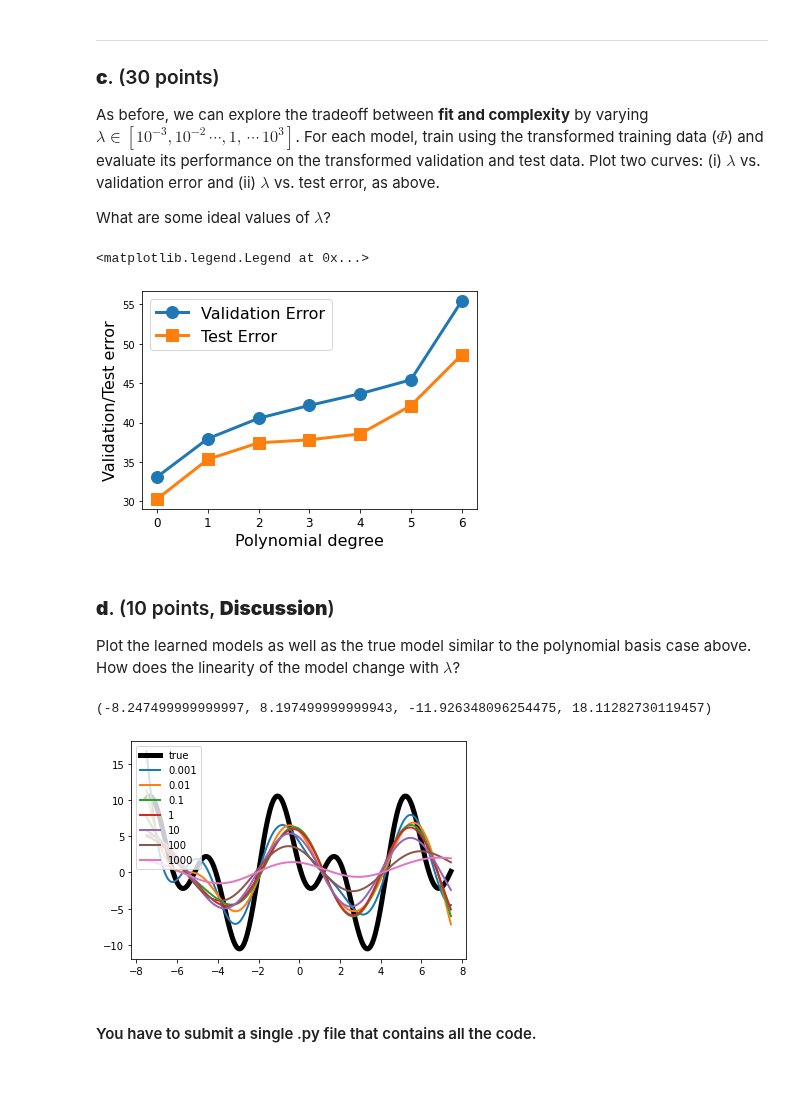
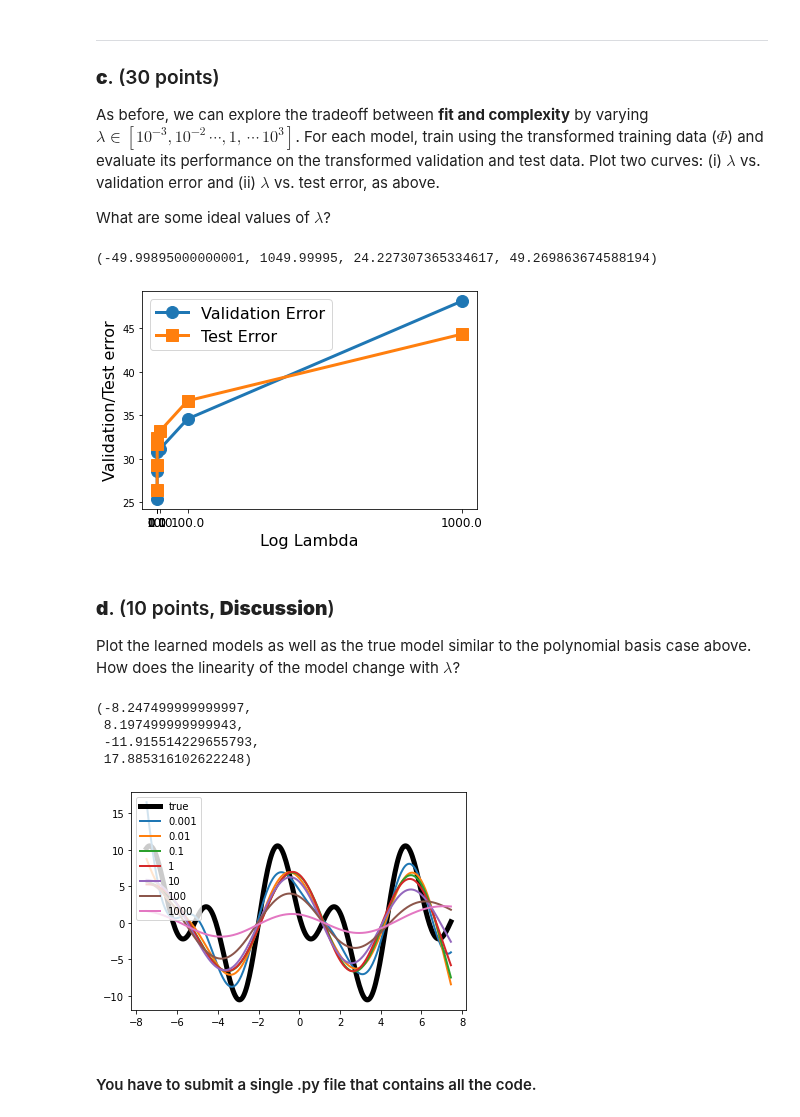
Before and after one commit to thetathya/ML-Assignment, a Jupyter notebook: Assignment_1.ipynb, the cells around one changed output. Drawn from its saved outputs; the diff is of its cells as text; code cells hidden in the pictures; blank space fills up the shorter version.

```diff
--- a/Assignment_1.ipynb
+++ b/Assignment_1.ipynb
@@ -96,7 +96,7 @@ Complete the Python function below that takes univariate data as input and compu
 # X float(n, ): univariate data
 # d int: degree of polynomial
 def polynomial_transform(X, d):
-    Phi = np.vander(X,d)
+    Phi = np.vander(X,d, increasing=True)
     return Phi
 # Phi = polynomial_transform(X, 3)
 # print(Phi)
@@ -249,49 +249,33 @@ As before, we can explore the tradeoff between **fit and complexity** by varying
 What are some ideal values of $\lambda$?
 # %%
 lam = [0.001, 0.01,0.1,1,10,100,1000]
-
-
 
 w = {}               # Dictionary to store all the trained models
 validationErr = {}   # Validation error of the models
 testErr = {}         # Test error of all the models
 
 for i in range(len(lam)):  # Iterate over polynomial degree
     Phi_trn = radial_basis_transform(X_trn, X_trn, gamma=0.1)                 # Transform training data into d dimensions
     w[i] = train_ridge_model(Phi_trn, y_trn, lam[i])                       # Learn model on training data
 #     print(w[i].shape)
     Phi_val = radial_basis_transform(X_val, X_trn, gamma=0.1)                 # Transform validation data into d dimensions
-    validationErr[i] = evaluate_model(Phi_val, y_val, w[i])  # Evaluate model on validation data
+    validationErr[lam[i]] = evaluate_model(Phi_val, y_val, w[i])  # Evaluate model on validation data
 
     Phi_tst = radial_basis_transform(X_tst, X_trn, gamma=0.1)          # Transform test data into d dimensions
-    testErr[i] = evaluate_model(Phi_tst, y_tst, w[i])  # Evaluate model on test data
+    testErr[lam[i]] = evaluate_model(Phi_tst, y_tst, w[i])  # Evaluate model on test data
 
 # Plot all the models
 plt.figure()
 plt.plot(validationErr.keys(), validationErr.values(), marker='o', linewidth=3, markersize=12)
 plt.plot(testErr.keys(), testErr.values(), marker='s', linewidth=3, markersize=12)
-plt.xlabel('Polynomial degree', fontsize=16)
+plt.xlabel('Log Lambda', fontsize=16)
 plt.ylabel('Validation/Test error', fontsize=16)
 plt.xticks(list(validationErr.keys()), fontsize=12)
 plt.legend(['Validation Error', 'Test Error'], fontsize=16)
-# plt.axis()
-
-# tot = 0
-# for i in range(Phi.shape[0]):
-#     for j in range(Phi.shape[0]):
-#         c =((y[i]) - (w[j]*Phi[i][j]))**2
-#         tot = tot + c
-# tot_w = 0
-# for i in range(w.shape[0]):
-#     tot_w = tot_w + (w[i]**2)
-# lam_ans = []
-# for i in range(len(lam)):
-#     lam_ans.append(((lam[i]/2)* tot_w)+tot)
-
-# print(lam_ans)
+plt.axis()
 # %% [output]
-<matplotlib.legend.Legend at 0x...>
+(-49.99895000000001, 1049.99995, 24.227307365334617, 49.269863674588194)
-[figure, old version]
+[figure, new version]
 # %% [markdown]
 ### **d**. (10 points, **Discussion**)
 Plot the learned models as well as the true model similar to the polynomial basis case above. How does the linearity of the model change with $\lambda$?
@@ -307,7 +291,10 @@ for i in range(len(lam)):
 plt.legend(['true'] + lam)
 plt.axis()
 # %% [output]
-(-8.247499999999997, 8.197499999999943, -11.926348096254475, 18.11282730119457)
+(-8.247499999999997,
+ 8.197499999999943,
+ -11.915514229655793,
+ 17.885316102622248)
-[figure, old version]
+[figure, new version]
 # %% [markdown]
 #### You have to submit a single .py file that contains all the code.
```
Also changed, not shown: parts of 4 cells of this notebook.
